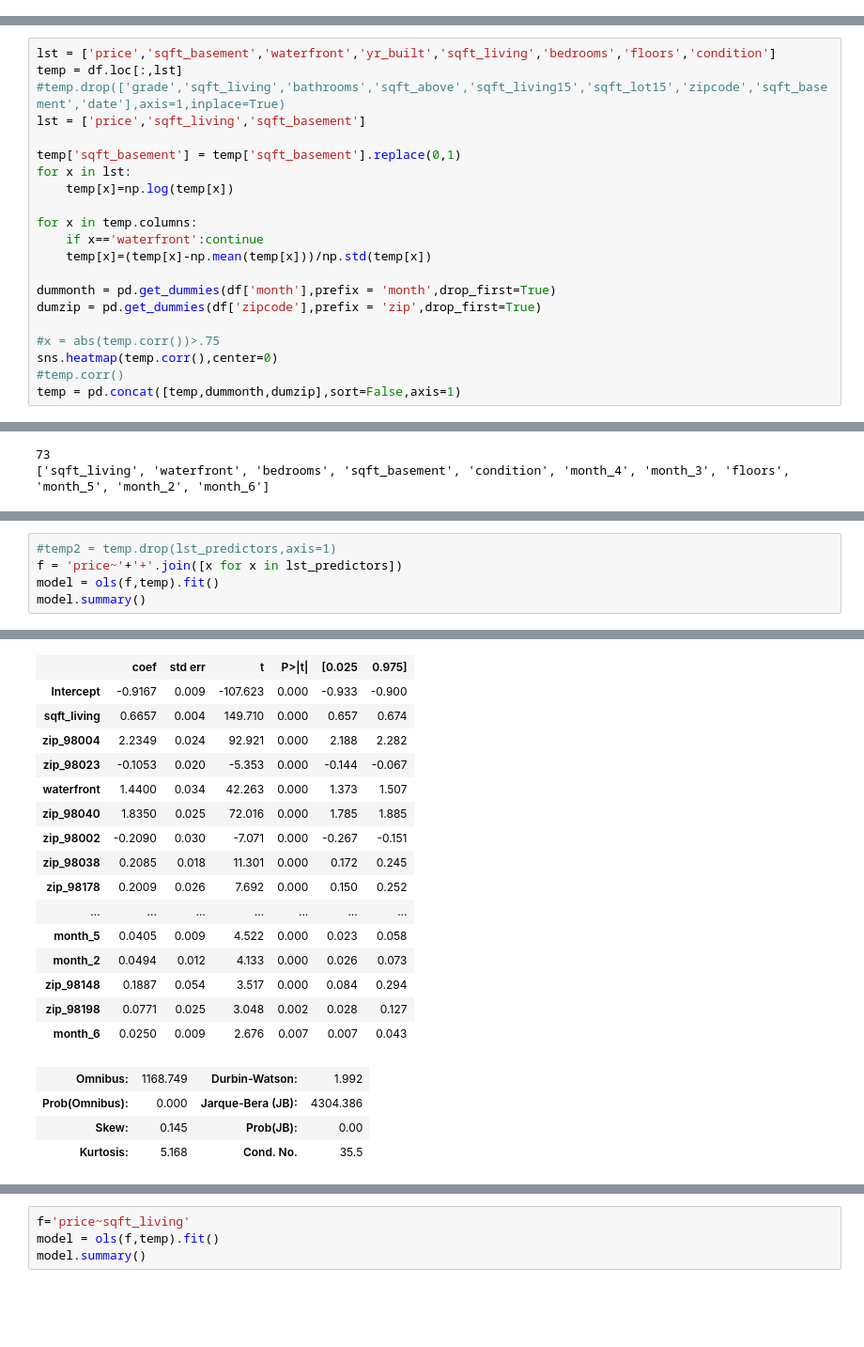
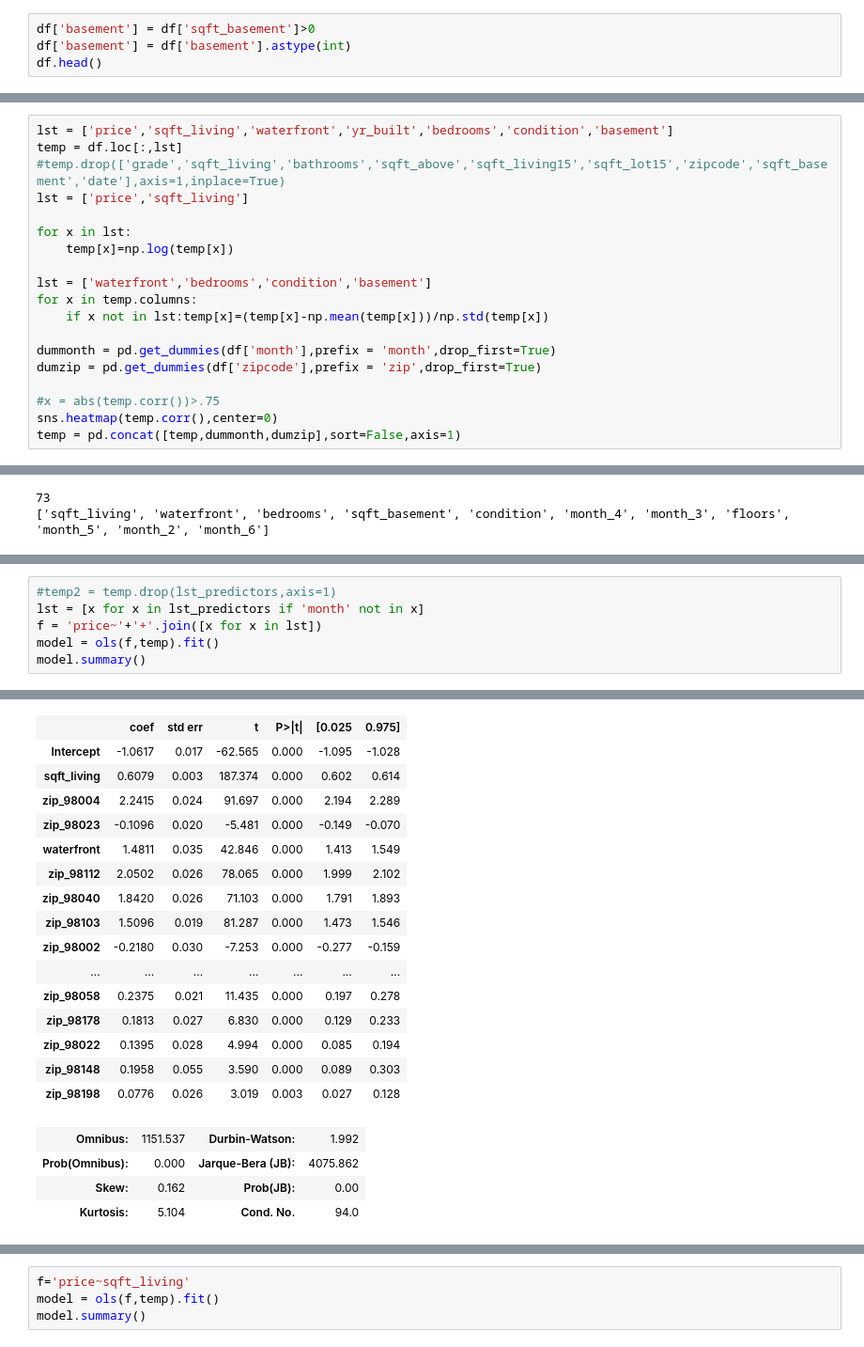
Before and after one commit to anbillinger/dsc-mod-2-project-v2-1-onl01-dtsc-ft-041320, a Jupyter notebook: student.ipynb, the cells around one changed output, grey strips where cells are left out. Shown at 94% size. Cells and saved outputs as stored; diff of their text form; blank space fills up the shorter version.

```diff
--- a/student.ipynb
+++ b/student.ipynb
@@ -79,0 +71,4 @@ df.head()
+# %%
+df['basement'] = df['sqft_basement']>0
+df['basement'] = df['basement'].astype(int)
+df.head()
@@ -80,22 +82,20 @@ df.head()
 # %%
-lst = ['price','sqft_basement','waterfront','yr_built','sqft_living','bedrooms','floors','condition']
+lst = ['price','sqft_living','waterfront','yr_built','bedrooms','condition','basement']
 temp = df.loc[:,lst]
 #temp.drop(['grade','sqft_living','bathrooms','sqft_above','sqft_living15','sqft_lot15','zipcode','sqft_basement','date'],axis=1,inplace=True)
-lst = ['price','sqft_living','sqft_basement']
+lst = ['price','sqft_living']
 
-temp['sqft_basement'] = temp['sqft_basement'].replace(0,1)
 for x in lst:
     temp[x]=np.log(temp[x])
 
+lst = ['waterfront','bedrooms','condition','basement']
 for x in temp.columns:
-    if x=='waterfront':continue
-    temp[x]=(temp[x]-np.mean(temp[x]))/np.std(temp[x])
+    if x not in lst:temp[x]=(temp[x]-np.mean(temp[x]))/np.std(temp[x])
 
 dummonth = pd.get_dummies(df['month'],prefix = 'month',drop_first=True)
 dumzip = pd.get_dummies(df['zipcode'],prefix = 'zip',drop_first=True)
 
 #x = abs(temp.corr())>.75
 sns.heatmap(temp.corr(),center=0)
-#temp.corr()
 temp = pd.concat([temp,dummonth,dumzip],sort=False,axis=1)
 # %% [output]
@@ -109,6 +202,7 @@ print([x for x in lst_predictors if 'zip' not in x])
 # %%
 #temp2 = temp.drop(lst_predictors,axis=1)
-f = 'price~'+'+'.join([x for x in lst_predictors])
+lst = [x for x in lst_predictors if 'month' not in x]
+f = 'price~'+'+'.join([x for x in lst])
 model = ols(f,temp).fit()
 model.summary()
 # %% [output]
@@ -124,23 +218,23 @@ OLS Regression Results
 | Covariance Type: | nonrobust |  |  |
 |  | coef | std err | t | P>|t| | [0.025 | 0.975] |
-| Intercept | -0.9167 | 0.009 | -107.623 | 0.000 | -0.933 | -0.900 |
-| sqft_living | 0.6657 | 0.004 | 149.710 | 0.000 | 0.657 | 0.674 |
-| zip_98004 | 2.2349 | 0.024 | 92.921 | 0.000 | 2.188 | 2.282 |
-| zip_98023 | -0.1053 | 0.020 | -5.353 | 0.000 | -0.144 | -0.067 |
-| waterfront | 1.4400 | 0.034 | 42.263 | 0.000 | 1.373 | 1.507 |
-| zip_98040 | 1.8350 | 0.025 | 72.016 | 0.000 | 1.785 | 1.885 |
-| zip_98002 | -0.2090 | 0.030 | -7.071 | 0.000 | -0.267 | -0.151 |
-| zip_98038 | 0.2085 | 0.018 | 11.301 | 0.000 | 0.172 | 0.245 |
-| zip_98178 | 0.2009 | 0.026 | 7.692 | 0.000 | 0.150 | 0.252 |
+| Intercept | -1.0617 | 0.017 | -62.565 | 0.000 | -1.095 | -1.028 |
+| sqft_living | 0.6079 | 0.003 | 187.374 | 0.000 | 0.602 | 0.614 |
+| zip_98004 | 2.2415 | 0.024 | 91.697 | 0.000 | 2.194 | 2.289 |
+| zip_98023 | -0.1096 | 0.020 | -5.481 | 0.000 | -0.149 | -0.070 |
+| waterfront | 1.4811 | 0.035 | 42.846 | 0.000 | 1.413 | 1.549 |
+| zip_98112 | 2.0502 | 0.026 | 78.065 | 0.000 | 1.999 | 2.102 |
+| zip_98040 | 1.8420 | 0.026 | 71.103 | 0.000 | 1.791 | 1.893 |
+| zip_98103 | 1.5096 | 0.019 | 81.287 | 0.000 | 1.473 | 1.546 |
+| zip_98002 | -0.2180 | 0.030 | -7.253 | 0.000 | -0.277 | -0.159 |
 | ... | ... | ... | ... | ... | ... | ... |
-| month_5 | 0.0405 | 0.009 | 4.522 | 0.000 | 0.023 | 0.058 |
-| month_2 | 0.0494 | 0.012 | 4.133 | 0.000 | 0.026 | 0.073 |
-| zip_98148 | 0.1887 | 0.054 | 3.517 | 0.000 | 0.084 | 0.294 |
-| zip_98198 | 0.0771 | 0.025 | 3.048 | 0.002 | 0.028 | 0.127 |
-| month_6 | 0.0250 | 0.009 | 2.676 | 0.007 | 0.007 | 0.043 |
+| zip_98058 | 0.2375 | 0.021 | 11.435 | 0.000 | 0.197 | 0.278 |
+| zip_98178 | 0.1813 | 0.027 | 6.830 | 0.000 | 0.129 | 0.233 |
+| zip_98022 | 0.1395 | 0.028 | 4.994 | 0.000 | 0.085 | 0.194 |
+| zip_98148 | 0.1958 | 0.055 | 3.590 | 0.000 | 0.089 | 0.303 |
+| zip_98198 | 0.0776 | 0.026 | 3.019 | 0.003 | 0.027 | 0.128 |
-| Omnibus: | 1168.749 | Durbin-Watson: | 1.992 |
-| Prob(Omnibus): | 0.000 | Jarque-Bera (JB): | 4304.386 |
-| Skew: | 0.145 | Prob(JB): | 0.00 |
-| Kurtosis: | 5.168 | Cond. No. | 35.5 |
+| Omnibus: | 1151.537 | Durbin-Watson: | 1.992 |
+| Prob(Omnibus): | 0.000 | Jarque-Bera (JB): | 4075.862 |
+| Skew: | 0.162 | Prob(JB): | 0.00 |
+| Kurtosis: | 5.104 | Cond. No. | 94.0 |
 Warnings:
 [1] Standard Errors assume that the covariance matrix of the errors is correctly specified.
```
Also changed, not shown: parts of 18 cells of this notebook, 3 other files.
